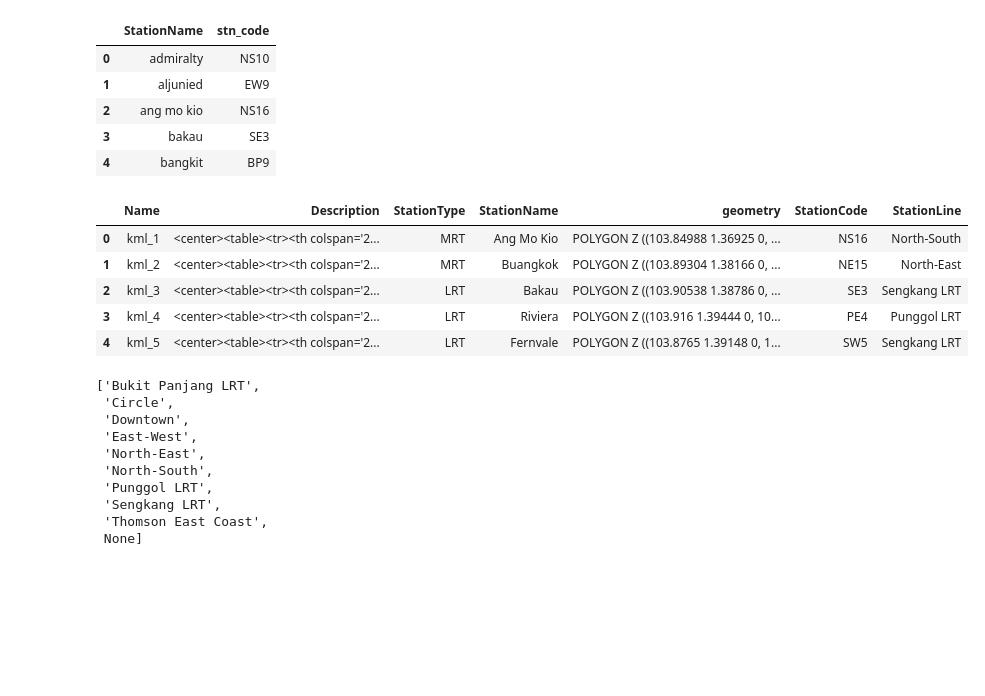
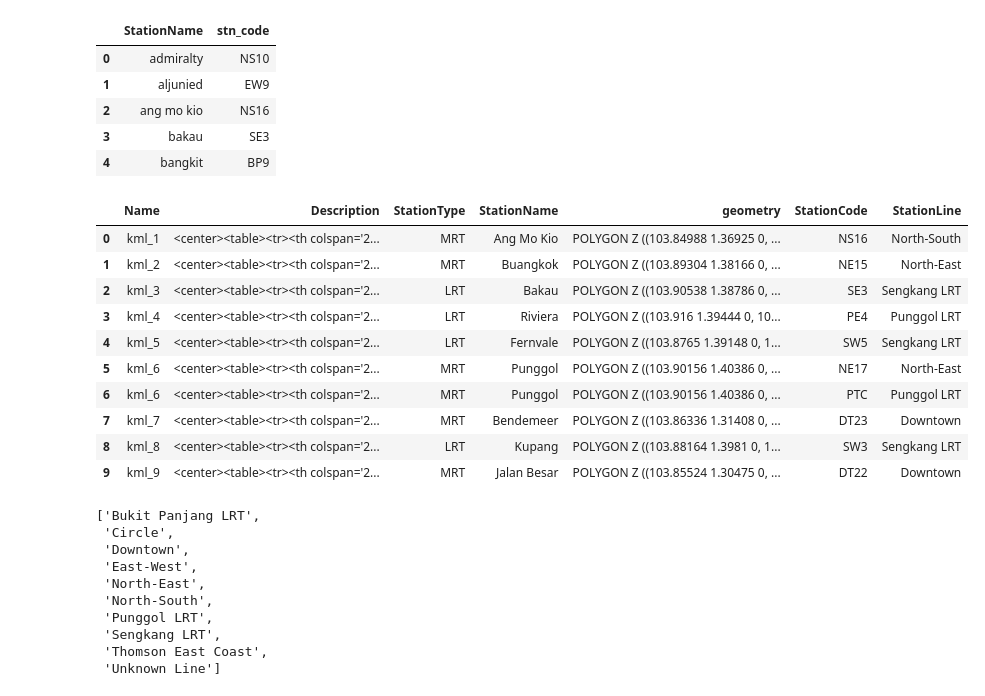
Before and after one commit to ajjajjajjajj/dsa4264-lta-geospatial, a Jupyter notebook: data/clean_data.ipynb, the cells around one changed output. Cells and saved outputs as stored; diff of their text form; code cells hidden in the pictures; blank space fills up the shorter version.

Commit message:
cleaned multiple stations map

```diff
--- a/data/clean_data.ipynb
+++ b/data/clean_data.ipynb
@@ -236,32 +236,65 @@ def get_train_service_lines(stn_code):
         'PE': 'Punggol LRT',
         'PT': 'Punggol LRT',  # PTC is Punggol LRT
     }
-    line = mapping.get(stn_code[:2], None) # todo support more than 1 line
+    # Split the station code if it contains multiple lines (e.g., NS1/EW24)
+    lines = stn_code.split('/')
 
-    return line
+    # Look up the full name for each line prefix and collect the results
+    full_lines = [mapping.get(line[:2], 'Unknown Line') for line in lines]
+
+    # Return the list of full train service lines (you can return a list or a string)
+    return full_lines
 # %%
-
-
+# Load the GeoDataFrame
 RailStations = gpd.read_file('cleaned/RailStations.geojson')
 RailStations['StationName'] = RailStations['Description'].apply(lambda desc: re.sub(r"\b(STATION|INTERCHANGE)\b", "", re.search(r'<th>NAME</th>\s*<td>(.*?)</td>', desc).group(1)).strip().lower())
+# Remove duplicates based on the 'StationName'
+RailStations = RailStations.drop_duplicates(subset=['StationName'], keep='first')
 
 # Merge the train_station_data with the GeoDataFrame on the StationName column
 merged_data = pd.merge(RailStations, train_station_data, on='StationName', how='left')
+
 # Capitalize the first letter of each StationName
 merged_data['StationName'] = merged_data['StationName'].str.title()
+
 # Rename the 'stn_code' column to 'StationCode'
 merged_data.rename(columns={'stn_code': 'StationCode'}, inplace=True)
-# BEGIN: Add StationLine
+
+# Convert StationCode to string type
 merged_data['StationCode'] = merged_data['StationCode'].astype(str)
+
+# Add StationLine and ensure we get lines as lists
 merged_data['StationLine'] = merged_data['StationCode'].apply(get_train_service_lines)
 
-merged_data.head()
+# Combine StationCode and StationLine into tuples and then explode together
+merged_data['StationLineCode'] = merged_data.apply(lambda row: list(zip(row['StationCode'].split('/'), row['StationLine'])), axis=1)
+
+# Explode the combined StationLineCode column to separate the codes and lines while keeping them in sync
+expanded_data = merged_data.explode('StationLineCode')
+
+# Now split the tuples back into separate columns
+expanded_data['StationCode'] = expanded_data['StationLineCode'].apply(lambda x: x[0])
+expanded_data['StationLine'] = expanded_data['StationLineCode'].apply(lambda x: x[1])
+
+# Drop the intermediate column 'StationLineCode'
+expanded_data.drop(columns=['StationLineCode'], inplace=True)
+
+# Reset the index after exploding
+expanded_data.reset_index(drop=True, inplace=True)
+
+# Output the expanded dataset
+expanded_data.head(10)
 # %% [output]
 |  | Name | Description | StationType | StationName | geometry | StationCode | StationLine |
 | 0 | kml_1 | <center><table><tr><th colspan='2... | MRT | Ang Mo Kio | POLYGON Z ((103.84988 1.36925 0, ... | NS16 | North-South |
 | 1 | kml_2 | <center><table><tr><th colspan='2... | MRT | Buangkok | POLYGON Z ((103.89304 1.38166 0, ... | NE15 | North-East |
 | 2 | kml_3 | <center><table><tr><th colspan='2... | LRT | Bakau | POLYGON Z ((103.90538 1.38786 0, ... | SE3 | Sengkang LRT |
 | 3 | kml_4 | <center><table><tr><th colspan='2... | LRT | Riviera | POLYGON Z ((103.916 1.39444 0, 10... | PE4 | Punggol LRT |
 | 4 | kml_5 | <center><table><tr><th colspan='2... | LRT | Fernvale | POLYGON Z ((103.8765 1.39148 0, 1... | SW5 | Sengkang LRT |
+| 5 | kml_6 | <center><table><tr><th colspan='2... | MRT | Punggol | POLYGON Z ((103.90156 1.40386 0, ... | NE17 | North-East |
+| 6 | kml_6 | <center><table><tr><th colspan='2... | MRT | Punggol | POLYGON Z ((103.90156 1.40386 0, ... | PTC | Punggol LRT |
+| 7 | kml_7 | <center><table><tr><th colspan='2... | MRT | Bendemeer | POLYGON Z ((103.86336 1.31408 0, ... | DT23 | Downtown |
+| 8 | kml_8 | <center><table><tr><th colspan='2... | LRT | Kupang | POLYGON Z ((103.88164 1.3981 0, 1... | SW3 | Sengkang LRT |
+| 9 | kml_9 | <center><table><tr><th colspan='2... | MRT | Jalan Besar | POLYGON Z ((103.85524 1.30475 0, ... | DT22 | Downtown |
 # %%
 # Save the merged data to a GeoJSON file
@@ -269,5 +302,5 @@ merged_data.to_file('cleaned/RailStationsMerged.geojson', driver='GeoJSON')
 # %%
-merged_data["StationLine"].sort_values().unique().tolist()
+expanded_data["StationLine"].sort_values().unique().tolist()
 # %% [output]
 ['Bukit Panjang LRT',
  'Circle',
@@ -278,4 +311,4 @@ merged_data["StationLine"].sort_values().unique().tolist()
  'Punggol LRT',
  'Sengkang LRT',
  'Thomson East Coast',
- None]
+ 'Unknown Line']
```
Also changed, not shown: parts of 1 cell of this notebook, 1 other file.
